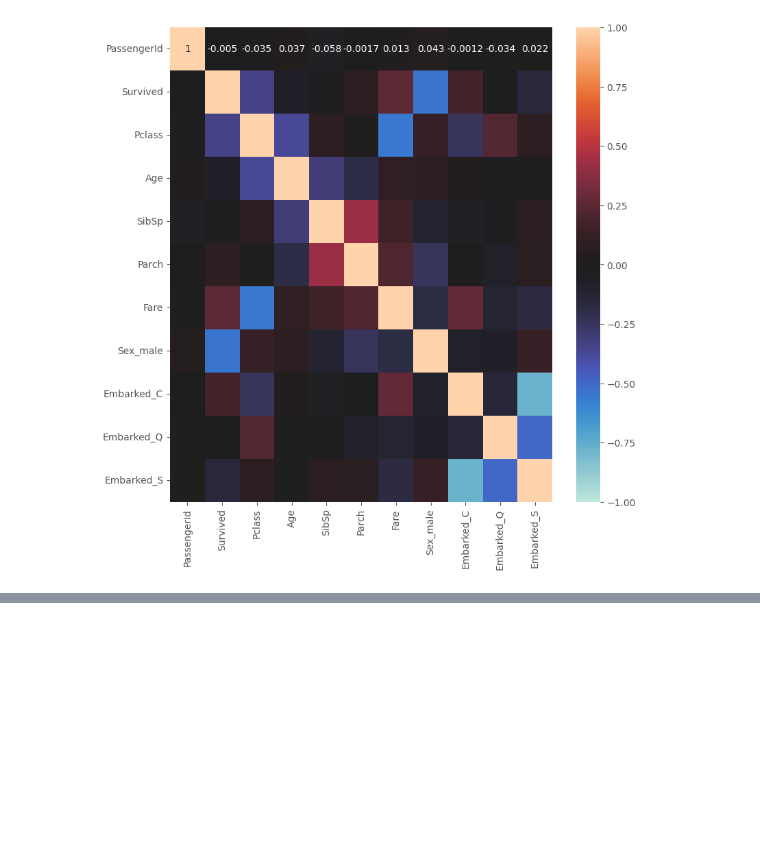
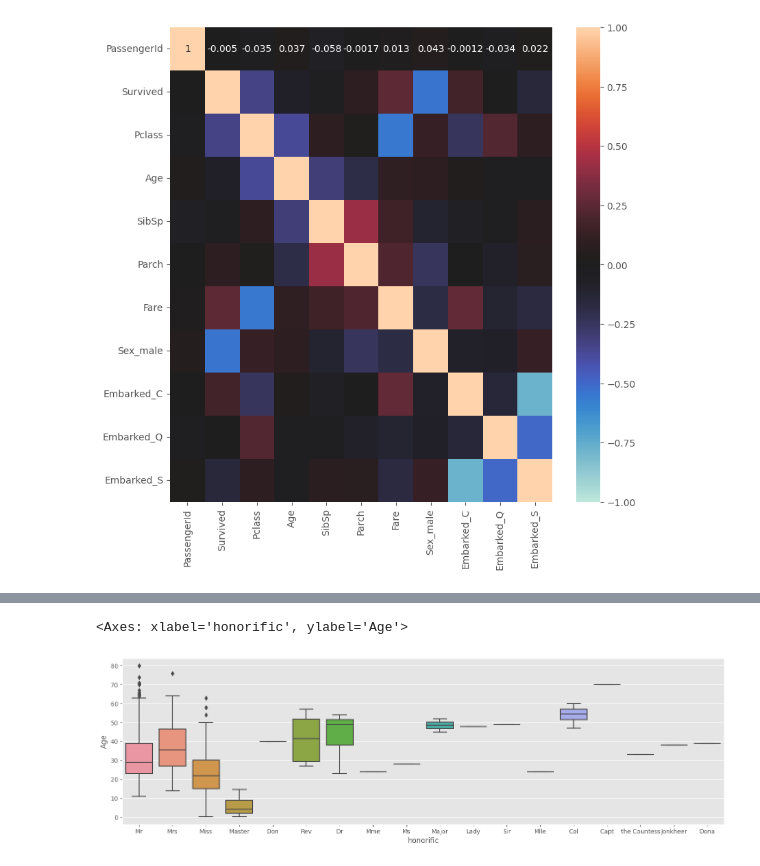
Before and after one commit to kokano731/kaggle_titanic, a Jupyter notebook: kaggle_titanic.ipynb, the cells around one changed output, grey strips where cells are left out. Cells and saved outputs as stored; diff of their text form; code cells hidden in the pictures; blank space fills up the shorter version.

```diff
--- a/kaggle_titanic.ipynb
+++ b/kaggle_titanic.ipynb
@@ -312,0 +405,6 @@ sns.heatmap(train_corr, vmax=1, vmin=-1, center=0, annot=True)
+# %%
+name_df["family_name"] = name_df["family_name"].str.strip()
+# %%
+name_df["honorific"] = name_df["honorific"].str.strip()
+# %%
+name_df["name"] = name_df["name"].str.strip()
@@ -312,0 +434,2 @@ sns.heatmap(train_corr, vmax=1, vmin=-1, center=0, annot=True)
+# %%
+all_df = pd.concat([all_df, name_df],axis=1)
@@ -312,0 +452,6 @@ sns.heatmap(train_corr, vmax=1, vmin=-1, center=0, annot=True)
+# %%
+plt.figure(figsize=(18,5))
+sns.boxplot(x="honorific", y="Age", data=all_df)
+# %% [output]
+<Axes: xlabel='honorific', ylabel='Age'>
+[figure, added]
```
Also changed, not shown: parts of 72 cells of this notebook.
